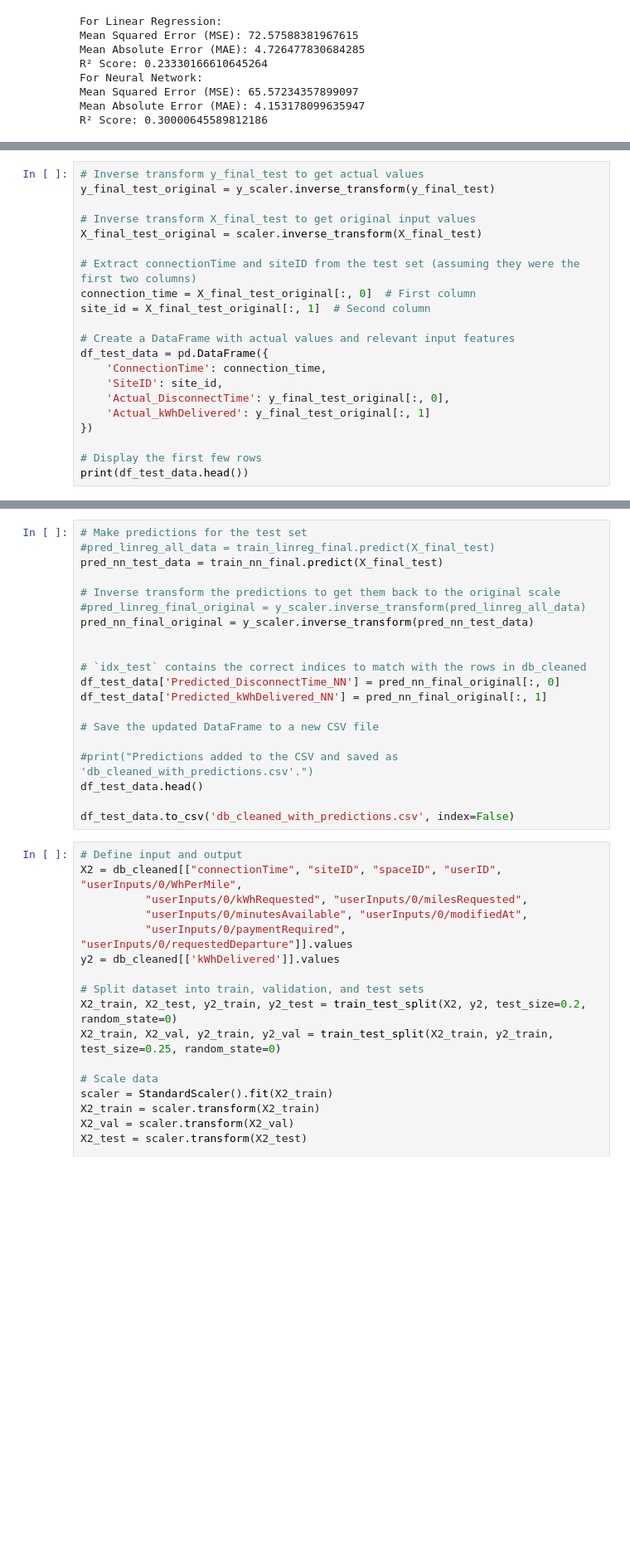
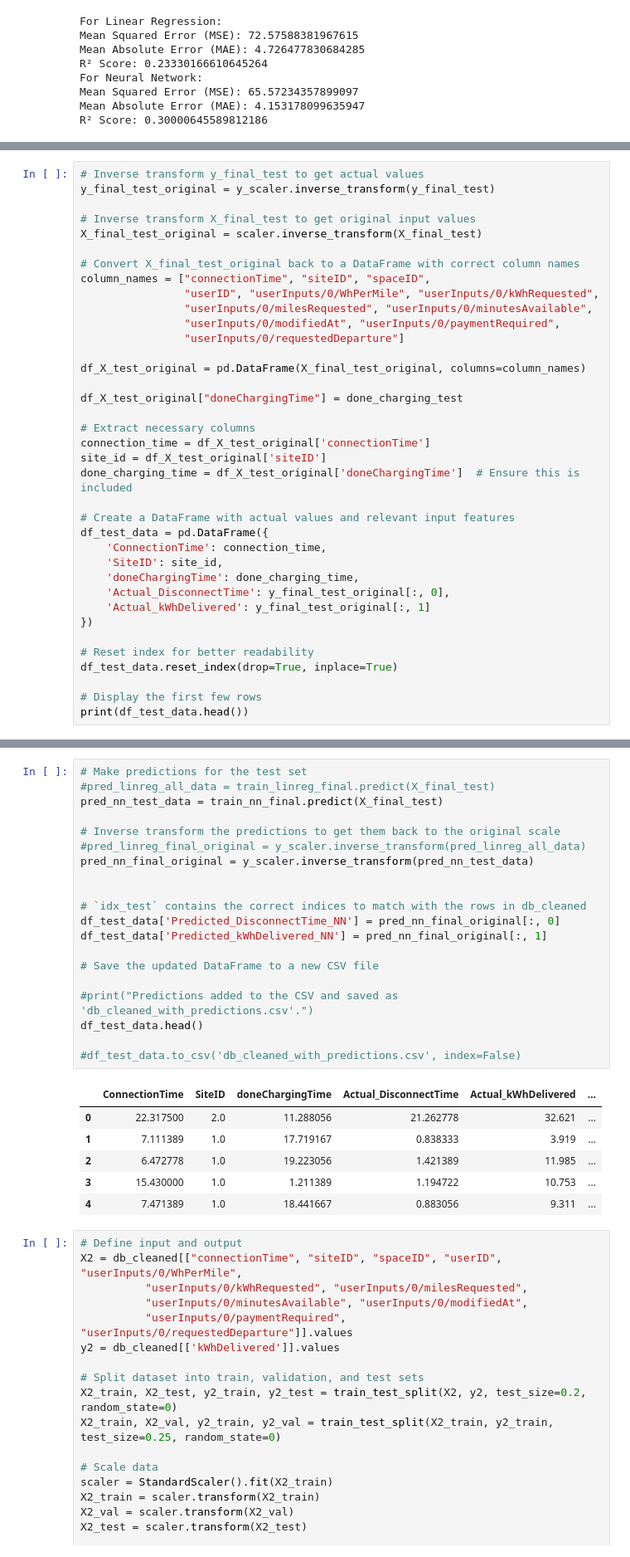
Before and after one commit to ThijsD-02/Machine-Learning-AI-Assignment-ME44312, a Jupyter notebook: Neural network.ipynb, the cells around one changed output, grey strips where cells are left out. Shown at 83% size. Cells and saved outputs as stored; diff of their text form; blank space fills up the shorter version.

```diff
--- a/Neural network.ipynb
+++ b/Neural network.ipynb
@@ -431,18 +453,34 @@ y_final_test_original = y_scaler.inverse_transform(y_final_test)
 # Inverse transform X_final_test to get original input values
 X_final_test_original = scaler.inverse_transform(X_final_test)
 
-# Extract connectionTime and siteID from the test set (assuming they were the first two columns)
-connection_time = X_final_test_original[:, 0]  # First column
-site_id = X_final_test_original[:, 1]  # Second column
+# Convert X_final_test_original back to a DataFrame with correct column names
+column_names = ["connectionTime", "siteID", "spaceID",
+                "userID", "userInputs/0/WhPerMile", "userInputs/0/kWhRequested",
+                "userInputs/0/milesRequested", "userInputs/0/minutesAvailable",
+                "userInputs/0/modifiedAt", "userInputs/0/paymentRequired",
+                "userInputs/0/requestedDeparture"]
+
+df_X_test_original = pd.DataFrame(X_final_test_original, columns=column_names)
+
+df_X_test_original["doneChargingTime"] = done_charging_test
+
+# Extract necessary columns
+connection_time = df_X_test_original['connectionTime']
+site_id = df_X_test_original['siteID']
+done_charging_time = df_X_test_original['doneChargingTime']  # Ensure this is included
 
 # Create a DataFrame with actual values and relevant input features
 df_test_data = pd.DataFrame({
     'ConnectionTime': connection_time,
     'SiteID': site_id,
+    'doneChargingTime': done_charging_time,
     'Actual_DisconnectTime': y_final_test_original[:, 0],
     'Actual_kWhDelivered': y_final_test_original[:, 1]
 })
 
+# Reset index for better readability
+df_test_data.reset_index(drop=True, inplace=True)
+
 # Display the first few rows
 print(df_test_data.head())
 # %% [output]
@@ -455,23 +500,30 @@ print(df_test_data.head())
 # %%
 # Make predictions for the test set
 #pred_linreg_all_data = train_linreg_final.predict(X_final_test)
 pred_nn_test_data = train_nn_final.predict(X_final_test)
 
 # Inverse transform the predictions to get them back to the original scale
 #pred_linreg_final_original = y_scaler.inverse_transform(pred_linreg_all_data)
 pred_nn_final_original = y_scaler.inverse_transform(pred_nn_test_data)
 
 
 # `idx_test` contains the correct indices to match with the rows in db_cleaned
 df_test_data['Predicted_DisconnectTime_NN'] = pred_nn_final_original[:, 0]
 df_test_data['Predicted_kWhDelivered_NN'] = pred_nn_final_original[:, 1]
 
 # Save the updated DataFrame to a new CSV file
 
 #print("Predictions added to the CSV and saved as 'db_cleaned_with_predictions.csv'.")
 df_test_data.head()
 
-df_test_data.to_csv('db_cleaned_with_predictions.csv', index=False)
+#df_test_data.to_csv('db_cleaned_with_predictions.csv', index=False)
+# %% [output]
+|  | ConnectionTime | SiteID | doneChargingTime | Actual_DisconnectTime | Actual_kWhDelivered | ... |
+| 0 | 22.317500 | 2.0 | 11.288056 | 21.262778 | 32.621 | ... |
+| 1 | 7.111389 | 1.0 | 17.719167 | 0.838333 | 3.919 | ... |
+| 2 | 6.472778 | 1.0 | 19.223056 | 1.421389 | 11.985 | ... |
+| 3 | 15.430000 | 1.0 | 1.211389 | 1.194722 | 10.753 | ... |
+| 4 | 7.471389 | 1.0 | 18.441667 | 0.883056 | 9.311 | ... |
 # %%
 # Define input and output
 X2 = db_cleaned[["connectionTime", "siteID", "spaceID", "userID", "userInputs/0/WhPerMile",
```
Also changed, not shown: parts of 9 cells of this notebook, 5 other files.
